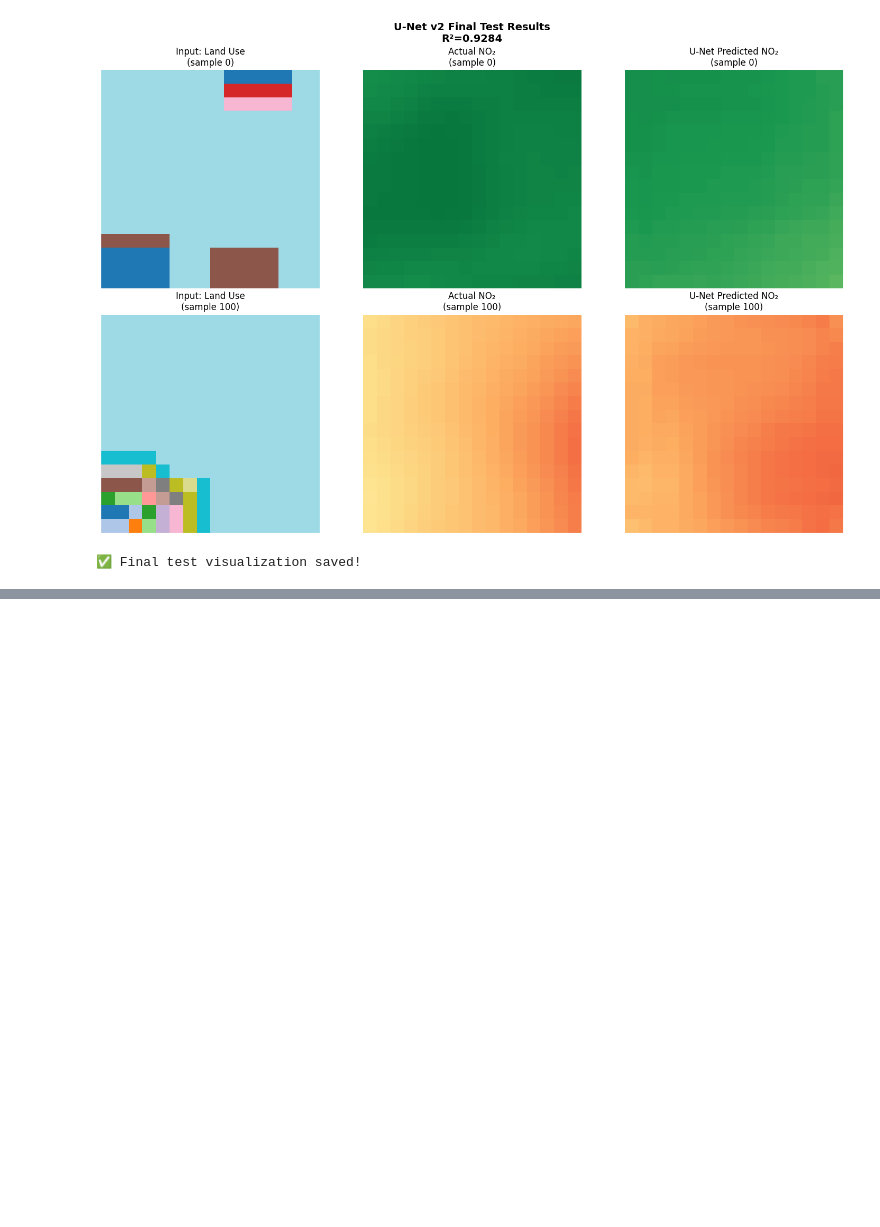
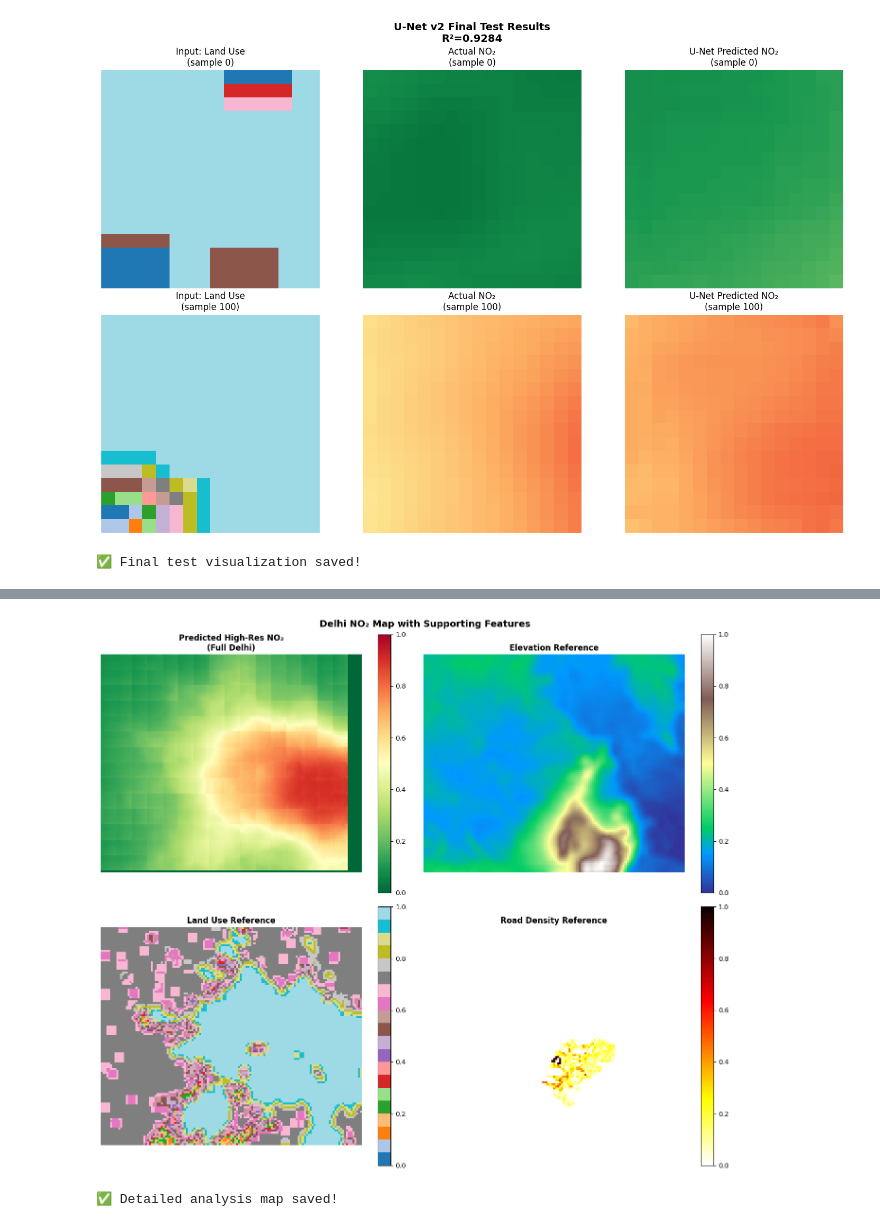
Before and after one commit to sneha-trivedii/Downscaling-of-satellite-based-air-quality-map, a Jupyter notebook: notebooks/05_unet_model.ipynb, the cells around one changed output, grey strips where cells are left out. Cells and saved outputs as stored; diff of their text form; code cells hidden in the pictures; blank space fills up the shorter version.

```diff
--- a/notebooks/05_unet_model.ipynb
+++ b/notebooks/05_unet_model.ipynb
@@ -812,0 +960,65 @@ print("✅ Final test visualization saved!")
+# %%
+# Detailed Analysis
+fig, axes = plt.subplots(2, 2, figsize=(14, 12))
+
+# Predicted NO₂ with colorbar
+im1 = axes[0,0].imshow(
+    no2_predicted,
+    cmap='RdYlGn_r', vmin=0, vmax=1
+)
+axes[0,0].set_title(
+    'Predicted High-Res NO₂\n(Full Delhi)',
+    fontweight='bold'
+)
+axes[0,0].axis('off')
+plt.colorbar(im1, ax=axes[0,0])
+
+# Elevation for reference
+im2 = axes[0,1].imshow(
+    normalized_data['elevation'],
+    cmap='terrain'
+)
+axes[0,1].set_title(
+    'Elevation Reference',
+    fontweight='bold'
+)
+axes[0,1].axis('off')
+plt.colorbar(im2, ax=axes[0,1])
+
+# Land use for reference
+im3 = axes[1,0].imshow(
+    normalized_data['landuse'],
+    cmap='tab20'
+)
+axes[1,0].set_title(
+    'Land Use Reference',
+    fontweight='bold'
+)
+axes[1,0].axis('off')
+plt.colorbar(im3, ax=axes[1,0])
+
+# Road density for reference
+im4 = axes[1,1].imshow(
+    road_normalized,
+    cmap='hot_r'
+)
+axes[1,1].set_title(
+    'Road Density Reference',
+    fontweight='bold'
+)
+axes[1,1].axis('off')
+plt.colorbar(im4, ax=axes[1,1])
+
+plt.suptitle(
+    'Delhi NO₂ Map with Supporting Features',
+    fontsize=14, fontweight='bold'
+)
+plt.tight_layout()
+plt.savefig('outputs/delhi_no2_with_features.png',
+            dpi=300, bbox_inches='tight')
+plt.show()
+
+print("✅ Detailed analysis map saved!")
+# %% [output]
+[figure, added]
+✅ Detailed analysis map saved!
```
Also changed, not shown: parts of 2 cells of this notebook, 2 other files.
